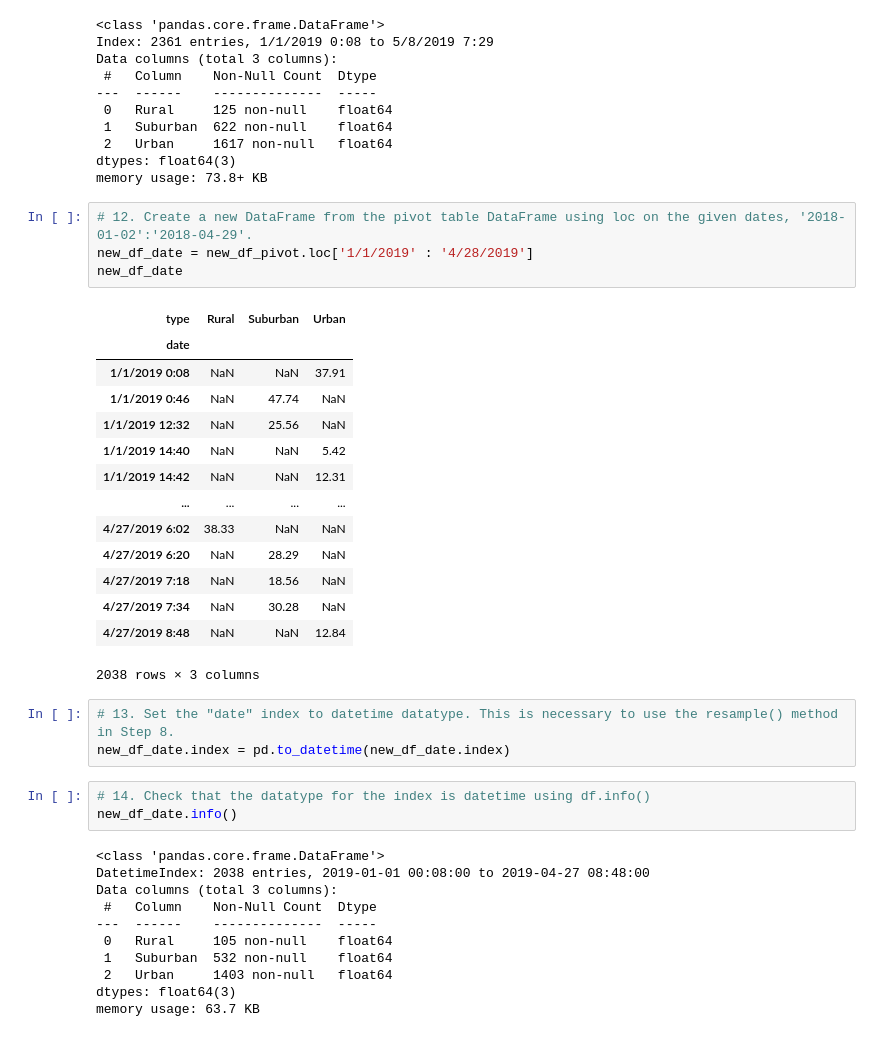
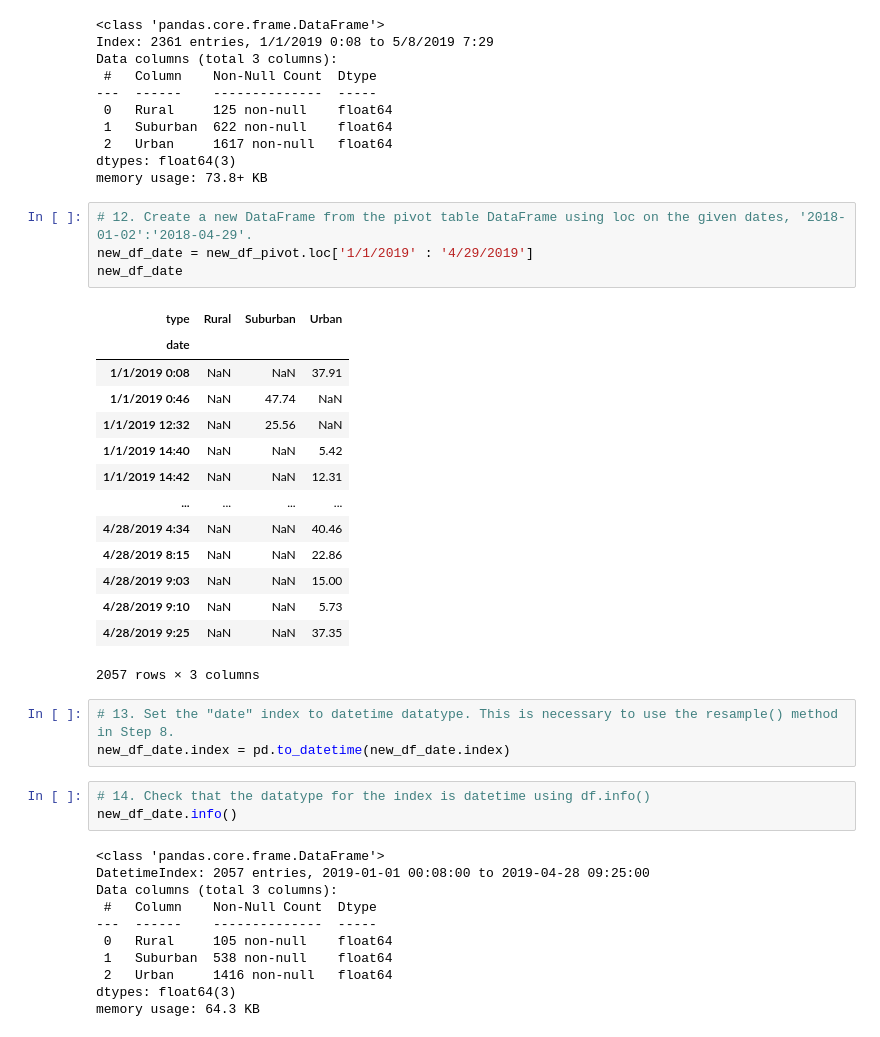
Before and after one commit to davidmcbee/PyBer_Analysis_Challenge, a Jupyter notebook: PyBer_Challenge.ipynb, the cells around one changed output. Drawn from its saved outputs; the diff is of its cells as text.

```diff
--- a/PyBer_Challenge.ipynb
+++ b/PyBer_Challenge.ipynb
@@ -212,23 +212,23 @@ dtypes: float64(3)
 memory usage: 73.8+ KB
 # %%
 # 12. Create a new DataFrame from the pivot table DataFrame using loc on the given dates, '2018-01-02':'2018-04-29'.
-new_df_date = new_df_pivot.loc['1/1/2019' : '4/28/2019']
+new_df_date = new_df_pivot.loc['1/1/2019' : '4/29/2019']
 new_df_date
 # %% [output]
 | type | Rural | Suburban | Urban |
 | date |  |  |  |
 | 1/1/2019 0:08 | NaN | NaN | 37.91 |
 | 1/1/2019 0:46 | NaN | 47.74 | NaN |
 | 1/1/2019 12:32 | NaN | 25.56 | NaN |
 | 1/1/2019 14:40 | NaN | NaN | 5.42 |
 | 1/1/2019 14:42 | NaN | NaN | 12.31 |
 | ... | ... | ... | ... |
-| 4/27/2019 6:02 | 38.33 | NaN | NaN |
-| 4/27/2019 6:20 | NaN | 28.29 | NaN |
-| 4/27/2019 7:18 | NaN | 18.56 | NaN |
-| 4/27/2019 7:34 | NaN | 30.28 | NaN |
-| 4/27/2019 8:48 | NaN | NaN | 12.84 |
+| 4/28/2019 4:34 | NaN | NaN | 40.46 |
+| 4/28/2019 8:15 | NaN | NaN | 22.86 |
+| 4/28/2019 9:03 | NaN | NaN | 15.00 |
+| 4/28/2019 9:10 | NaN | NaN | 5.73 |
+| 4/28/2019 9:25 | NaN | NaN | 37.35 |
-2038 rows × 3 columns
+2057 rows × 3 columns
 # %%
 # 13. Set the "date" index to datetime datatype. This is necessary to use the resample() method in Step 8.
 new_df_date.index = pd.to_datetime(new_df_date.index)
@@ -237,15 +237,15 @@ new_df_date.index = pd.to_datetime(new_df_date.index)
 new_df_date.info()
 # %% [output]
 <class 'pandas.core.frame.DataFrame'>
-DatetimeIndex: 2038 entries, 2019-01-01 00:08:00 to 2019-04-27 08:48:00
+DatetimeIndex: 2057 entries, 2019-01-01 00:08:00 to 2019-04-28 09:25:00
 Data columns (total 3 columns):
  #   Column    Non-Null Count  Dtype
 ---  ------    --------------  -----
  0   Rural     105 non-null    float64
- 1   Suburban  532 non-null    float64
- 2   Urban     1403 non-null   float64
+ 1   Suburban  538 non-null    float64
+ 2   Urban     1416 non-null   float64
 dtypes: float64(3)
-memory usage: 63.7 KB
+memory usage: 64.3 KB
 # %%
 # 15. Create a new DataFrame using the "resample()" function by week 'W' and get the sum of the fares for each week.
 resample_df = new_df_date.resample('1W').sum()
```
Also changed, not shown: parts of 3 cells of this notebook, 2 other files.
